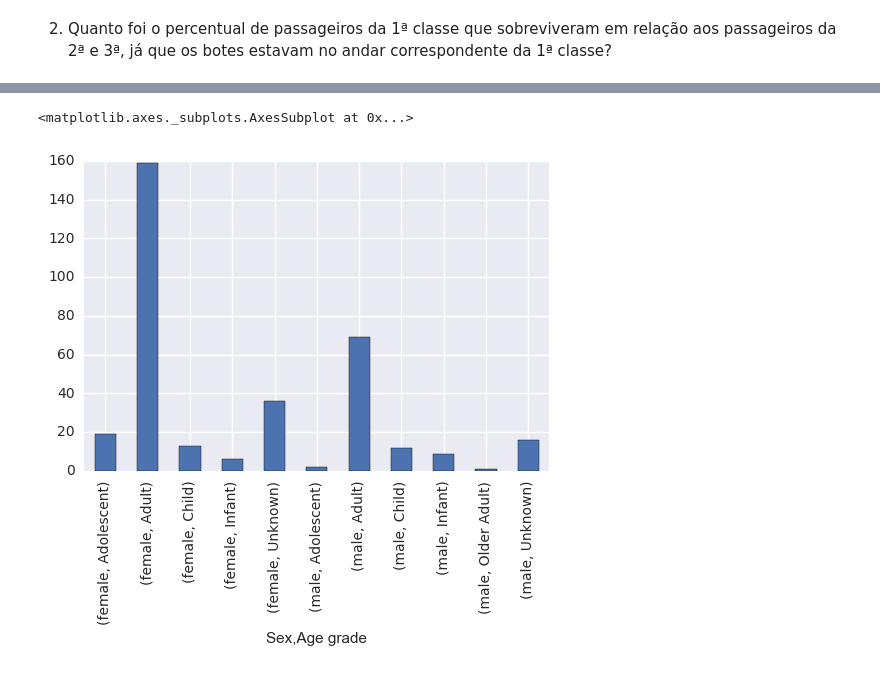
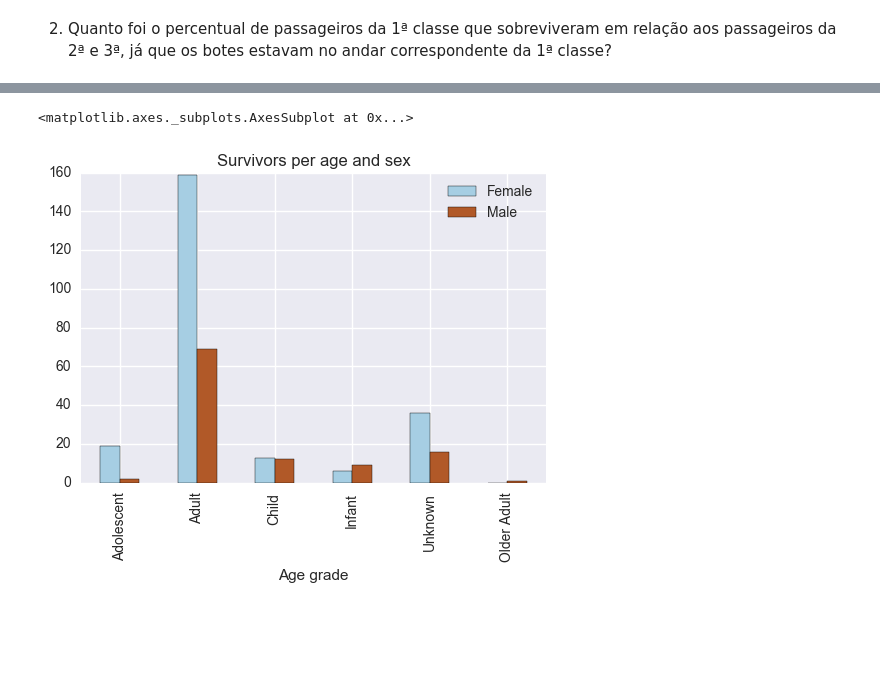
Before and after one commit to dsuruagy/udacityDataAnalyst, a Jupyter notebook: part3/l5-numpyPandas2DData/Project/Investigate Titanic Dataset.ipynb, the cells around one changed output, grey strips where cells are left out. Saved outputs shown, nothing was run; the diff lists cells and outputs as text; code cells hidden in the pictures; blank space fills up the shorter version.

```diff
--- a/part3/l5-numpyPandas2DData/Project/Investigate Titanic Dataset.ipynb
+++ b/part3/l5-numpyPandas2DData/Project/Investigate Titanic Dataset.ipynb
@@ -85,6 +88,19 @@ Populating the interactive namespace from numpy and matplotlib
 4) Qual a relação entre faixas de idade, já que a preferência foi por mulheres e crianças?
-# %%
-survived_df.groupby(['Sex','Age grade'])['Survived'].sum().plot(kind='bar')
-# %% [output]
-<matplotlib.axes._subplots.AxesSubplot at 0x...>
-[figure, removed]
+# %%
+survived_by_sex_and_age = survived_df.groupby(['Sex','Age grade'], as_index=False)['Survived'].sum()
+
+survived_female = pd.DataFrame(survived_by_sex_and_age[survived_by_sex_and_age['Sex'] == 'female'])
+survived_female.rename(columns={"Survived":"Female"}, inplace=True)
+
+survived_male = pd.DataFrame(survived_by_sex_and_age[survived_by_sex_and_age['Sex'] == 'male'])
+survived_male.rename(columns={"Survived":"Male"}, inplace=True)
+
+survived_by_age_grade = survived_female.merge(survived_male, on='Age grade', how='outer')
+survived_by_age_grade.set_index('Age grade', inplace=True)
+del survived_by_age_grade['Sex_x']
+del survived_by_age_grade['Sex_y']
+
+survived_by_age_grade.plot(kind='bar', colormap='Paired', title='Survivors per age and sex')
+# %% [output]
+<matplotlib.axes._subplots.AxesSubplot at 0x...>
+[figure, added]
```
Also changed, not shown: parts of 2 cells of this notebook.
